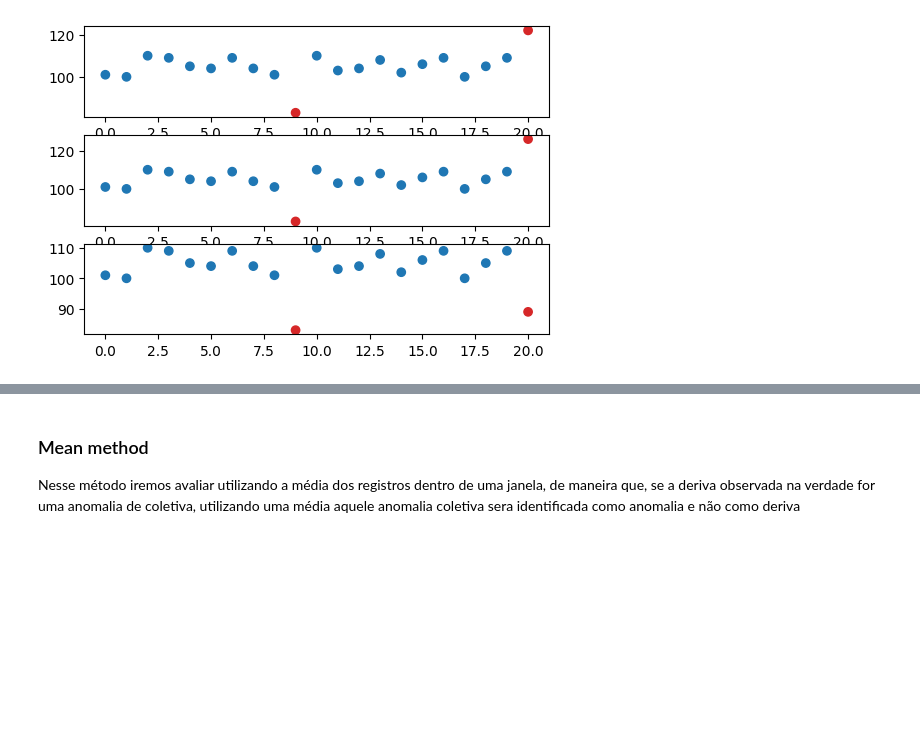
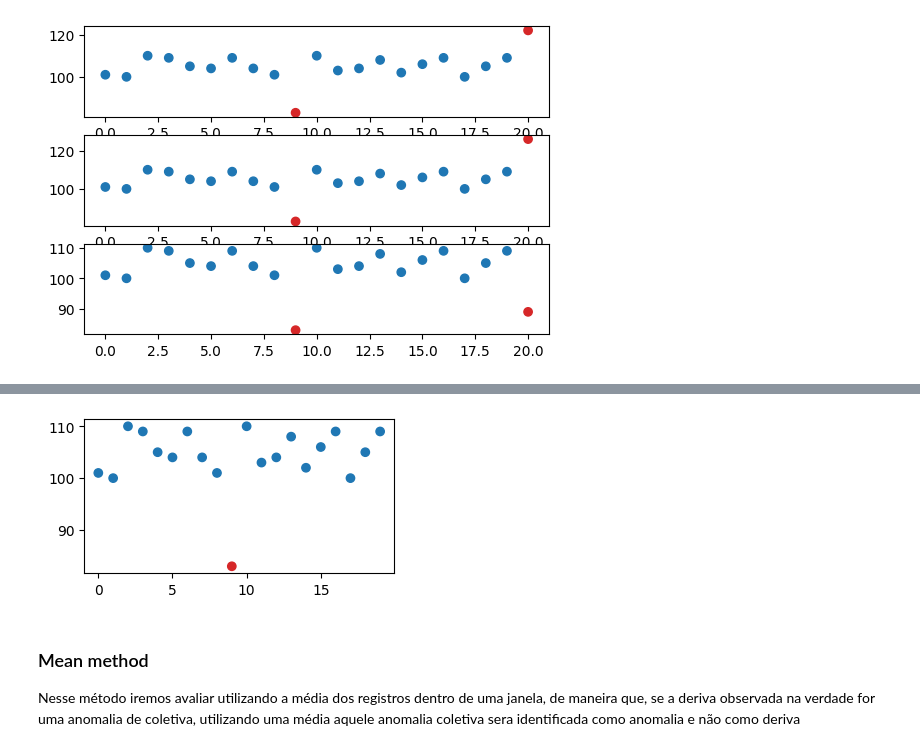
Before and after one commit to luizTavolaro/data-anomaly-and-drift-detection, a Jupyter notebook: Generate_Cold_Data.ipynb, the cells around one changed output, grey strips where cells are left out. Drawn from its saved outputs; the diff is of its cells as text; code cells hidden in the pictures; blank space fills up the shorter version.

Commit message:
feat: fixed window size method v2

```diff
--- a/Generate_Cold_Data.ipynb
+++ b/Generate_Cold_Data.ipynb
@@ -519,0 +524,14 @@ plt.show()
+# %%
+# Identificando anomalias dentro de uma janela usando estatística e não dbscan
+
+flat_samp = flat[:20]
+
+outliers = outlierDetector(flat_samp)
+
+fig, ax = plt.subplots(figsize=(4, 2))
+
+color = ['#d62728' if o else '#1f77b4' for o in outliers]
+
+ax.scatter(range(len(flat_samp)), flat_samp, c=color, marker='o')
+
+plt.show()
@@ -520,3 +540,30 @@ plt.show()
+# %%
+# Analisando a janela seguinte utilizando os parämetros da janela anterior
+
+def getOutlierDetectorParams(data):
+  iqr = stats.iqr(data)
+  q25 = np.quantile(data, 0.25)
+  q75 = np.quantile(data, 0.75)
+  upper_bound = q75 + (1.5 * iqr)
+  lower_bound = q25 - (1.5 * iqr)
+
+  return iqr, q25, q75, upper_bound, lower_bound
+
+iqr, q25, q75, upper_bound, lower_bound = getOutlierDetectorParams(flat_samp)
+
+flat_samp_future_window = flat[20:40]
+
+outliers = np.where((flat_samp_future_window > upper_bound) | (flat_samp_future_window < lower_bound) , True, False)
+
+fig, ax = plt.subplots(figsize=(4, 2))
+
+color = ['#d62728' if o else '#1f77b4' for o in outliers]
+
+ax.scatter(range(len(flat_samp_future_window)), flat_samp_future_window, c=color, marker='o')
+
+plt.show()
+# %% [output]
+[figure, added]
 # %% [markdown]
 ### Mean method
 
```
Also changed, not shown: parts of 2 cells of this notebook.
